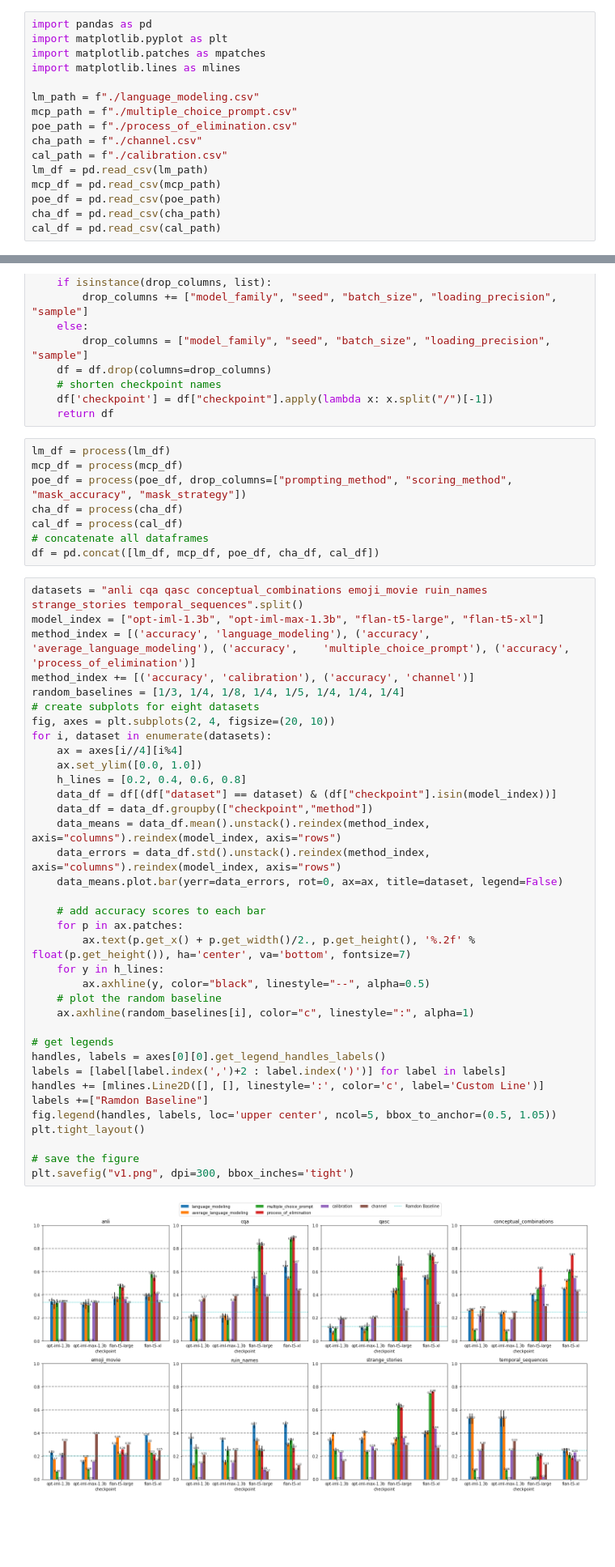
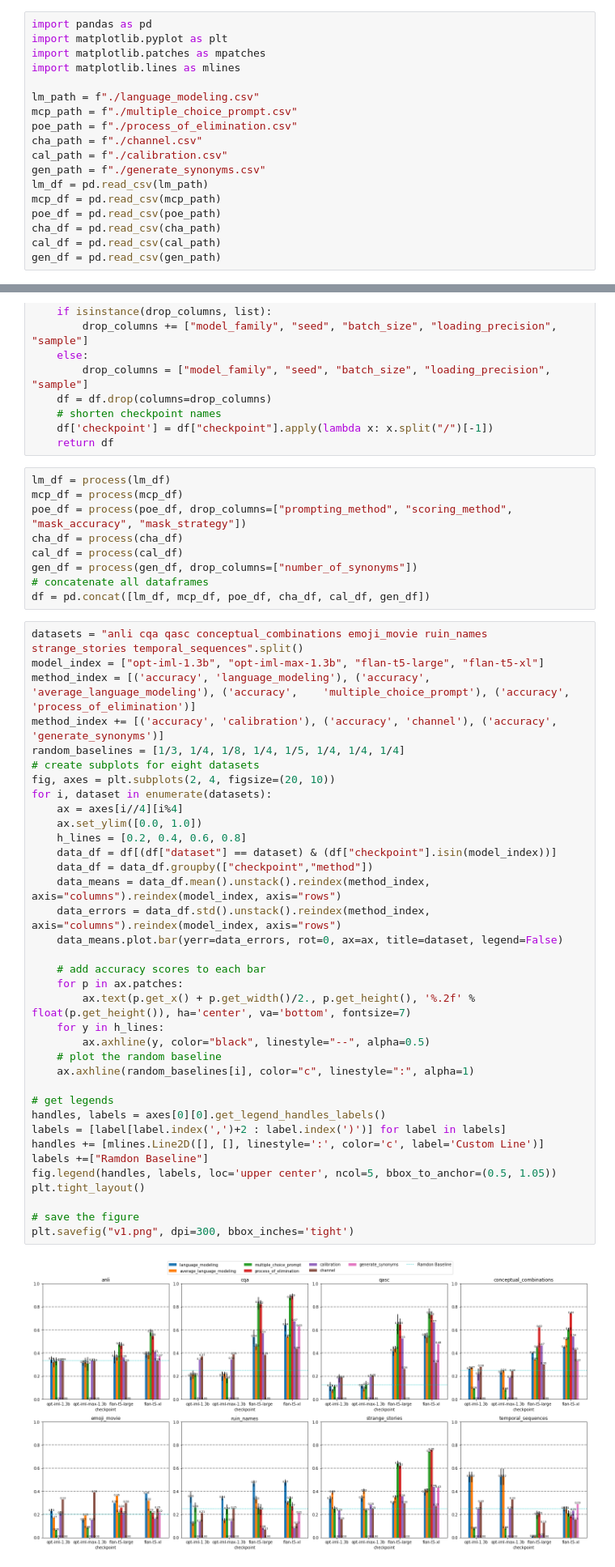
Before and after one commit to KasMasVan/csr_exp_resource_index, a Jupyter notebook: results/visualize.ipynb, the cells around one changed output, grey strips where cells are left out. Shown: that part at 81% size. Cells and saved outputs as stored; diff of their text form; blank space fills up the shorter version.

Commit message:
check generate performance

```diff
--- a/results/visualize.ipynb
+++ b/results/visualize.ipynb
@@ -9,11 +9,13 @@ mcp_path = f"./multiple_choice_prompt.csv"
 poe_path = f"./process_of_elimination.csv"
 cha_path = f"./channel.csv"
 cal_path = f"./calibration.csv"
+gen_path = f"./generate_synonyms.csv"
 lm_df = pd.read_csv(lm_path)
 mcp_df = pd.read_csv(mcp_path)
 poe_df = pd.read_csv(poe_path)
 cha_df = pd.read_csv(cha_path)
 cal_df = pd.read_csv(cal_path)
+gen_df = pd.read_csv(gen_path)
 # %%
 # drop columns should be a list. Use type hints to enforce this.
 def process(df, drop_columns=None):
@@ -35,46 +37,47 @@ mcp_df = process(mcp_df)
 poe_df = process(poe_df, drop_columns=["prompting_method", "scoring_method", "mask_accuracy", "mask_strategy"])
 cha_df = process(cha_df)
 cal_df = process(cal_df)
+gen_df = process(gen_df, drop_columns=["number_of_synonyms"])
 # concatenate all dataframes
-df = pd.concat([lm_df, mcp_df, poe_df, cha_df, cal_df])
+df = pd.concat([lm_df, mcp_df, poe_df, cha_df, cal_df, gen_df])
 # %%
 datasets = "anli cqa qasc conceptual_combinations emoji_movie ruin_names strange_stories temporal_sequences".split()
 model_index = ["opt-iml-1.3b", "opt-iml-max-1.3b", "flan-t5-large", "flan-t5-xl"]
 method_index = [('accuracy', 'language_modeling'), ('accuracy', 'average_language_modeling'), ('accuracy',    'multiple_choice_prompt'), ('accuracy',    'process_of_elimination')]
-method_index += [('accuracy', 'calibration'), ('accuracy', 'channel')]
+method_index += [('accuracy', 'calibration'), ('accuracy', 'channel'), ('accuracy', 'generate_synonyms')]
 random_baselines = [1/3, 1/4, 1/8, 1/4, 1/5, 1/4, 1/4, 1/4]
 # create subplots for eight datasets
 fig, axes = plt.subplots(2, 4, figsize=(20, 10))
 for i, dataset in enumerate(datasets):
     ax = axes[i//4][i%4]
     ax.set_ylim([0.0, 1.0])
     h_lines = [0.2, 0.4, 0.6, 0.8]
     data_df = df[(df["dataset"] == dataset) & (df["checkpoint"].isin(model_index))]
     data_df = data_df.groupby(["checkpoint","method"])
     data_means = data_df.mean().unstack().reindex(method_index, axis="columns").reindex(model_index, axis="rows")
     data_errors = data_df.std().unstack().reindex(method_index, axis="columns").reindex(model_index, axis="rows")
     data_means.plot.bar(yerr=data_errors, rot=0, ax=ax, title=dataset, legend=False)
 
     # add accuracy scores to each bar
     for p in ax.patches:
         ax.text(p.get_x() + p.get_width()/2., p.get_height(), '%.2f' % float(p.get_height()), ha='center', va='bottom', fontsize=7)
     for y in h_lines:
         ax.axhline(y, color="black", linestyle="--", alpha=0.5)
     # plot the random baseline
     ax.axhline(random_baselines[i], color="c", linestyle=":", alpha=1)
 
 # get legends
 handles, labels = axes[0][0].get_legend_handles_labels()
 labels = [label[label.index(',')+2 : label.index(')')] for label in labels]
 handles += [mlines.Line2D([], [], linestyle=':', color='c', label='Custom Line')]
 labels +=["Ramdon Baseline"]
 fig.legend(handles, labels, loc='upper center', ncol=5, bbox_to_anchor=(0.5, 1.05))
 plt.tight_layout()
 
 # save the figure
 plt.savefig("v1.png", dpi=300, bbox_inches='tight')
 # %% [output]
-[figure, old version]
+[figure, new version]
 # %%
 # plot flan-t5-xl on all benchmarks.
 model = "flan-t5-xl"
```
Also changed, not shown: parts of 1 cell of this notebook, 12 other files.
